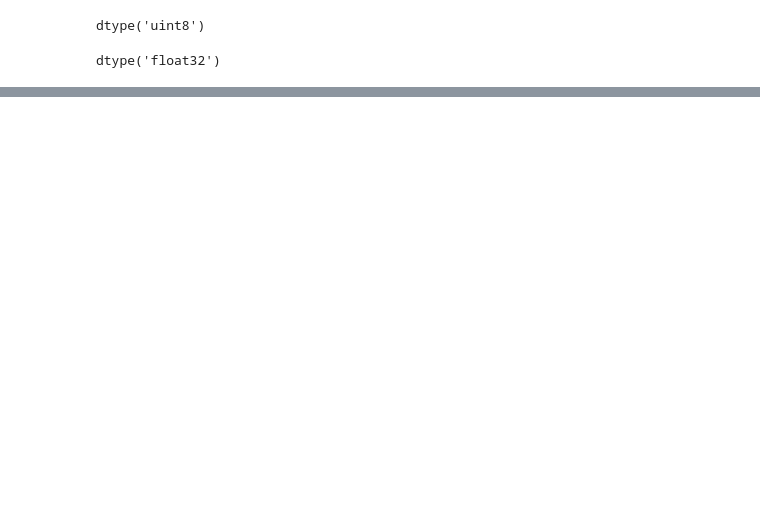
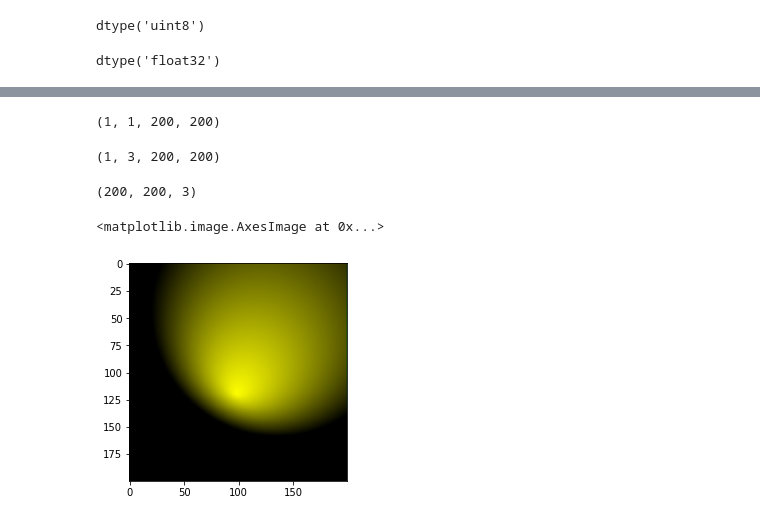
Before and after one commit to cygnus77/astrocam, a Jupyter notebook: debayer/rggb_gen.ipynb, the cells around one changed output, grey strips where cells are left out. Saved outputs shown, nothing was run; the diff lists cells and outputs as text; code cells hidden in the pictures; blank space fills up the shorter version.

```diff
--- a/debayer/rggb_gen.ipynb
+++ b/debayer/rggb_gen.ipynb
@@ -82,0 +111,26 @@ plt.imshow((output_img * 255).astype(np.uint8)-img)
+# %%
+bayered = img_rggb.astype(np.float32)
+bayered = np.expand_dims(np.expand_dims(bayered, axis=0), axis=0)
+bayered = bayered / 255.0
+# %%
+bayered.shape
+# %% [output]
+(1, 1, 200, 200)
+# %%
+rgb_f = dm(torch.tensor(bayered))
+# %%
+rgb_i = (rgb_f * 255.0).detach().numpy().astype(np.uint8)
+# %%
+rgb_i.shape
+# %% [output]
+(1, 3, 200, 200)
+# %%
+rgb_img = np.transpose(rgb_i[0], axes=(1, 2, 0))
+print(rgb_img.shape)
+# %% [output]
+(200, 200, 3)
+# %%
+plt.imshow(rgb_img)
+# %% [output]
+<matplotlib.image.AxesImage at 0x...>
+[figure, added]
```
Also changed, not shown: parts of 8 cells of this notebook, 2 other files.
